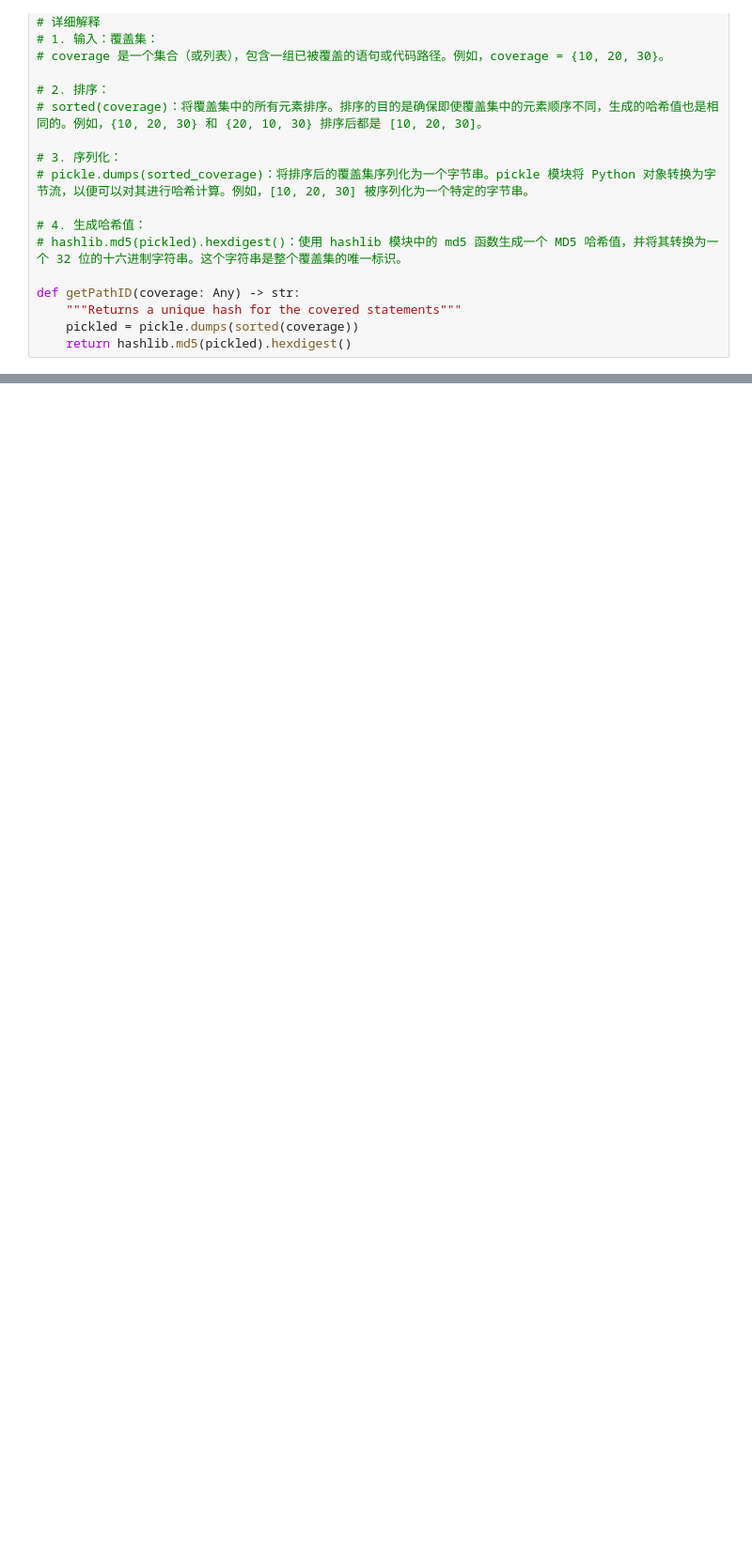
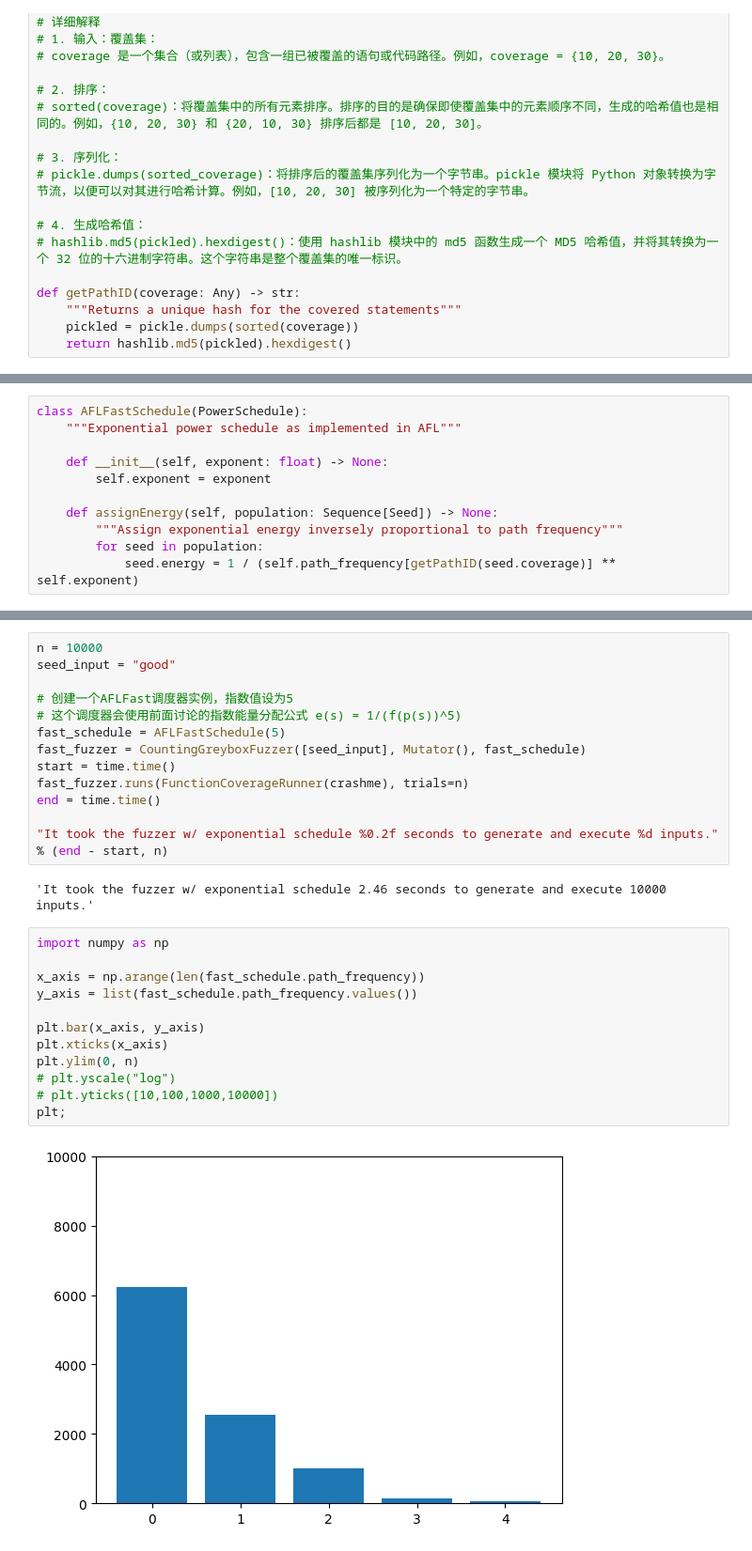
Before and after one commit to JieChenSimon/LearningCourse, a Jupyter notebook: 5.0-FuzzingBook-Andreas Zeller/II-Lexical Fuzzing/Greybox Fuzzing/4.2-Mutation-based黑盒和灰盒测试辨析.ipynb, the cells around one changed output, grey strips where cells are left out. Shown at 94% size. Cells and saved outputs as stored; diff of their text form; blank space fills up the shorter version.

```diff
--- a/5.0-FuzzingBook-Andreas Zeller/II-Lexical Fuzzing/Greybox Fuzzing/4.2-Mutation-based黑盒和灰盒测试辨析.ipynb
+++ b/5.0-FuzzingBook-Andreas Zeller/II-Lexical Fuzzing/Greybox Fuzzing/4.2-Mutation-based黑盒和灰盒测试辨析.ipynb
@@ -237,0 +312,11 @@ def getPathID(coverage: Any) -> str:
+# %%
+class AFLFastSchedule(PowerSchedule):
+    """Exponential power schedule as implemented in AFL"""
+
+    def __init__(self, exponent: float) -> None:
+        self.exponent = exponent
+
+    def assignEnergy(self, population: Sequence[Seed]) -> None:
+        """Assign exponential energy inversely proportional to path frequency"""
+        for seed in population:
+            seed.energy = 1 / (self.path_frequency[getPathID(seed.coverage)] ** self.exponent)
@@ -237,0 +366,29 @@ def getPathID(coverage: Any) -> str:
+# %%
+n = 10000
+seed_input = "good"
+
+# 创建一个AFLFast调度器实例，指数值设为5
+# 这个调度器会使用前面讨论的指数能量分配公式 e(s) = 1/(f(p(s))^5)
+fast_schedule = AFLFastSchedule(5)
+fast_fuzzer = CountingGreyboxFuzzer([seed_input], Mutator(), fast_schedule)
+start = time.time()
+fast_fuzzer.runs(FunctionCoverageRunner(crashme), trials=n)
+end = time.time()
+
+"It took the fuzzer w/ exponential schedule %0.2f seconds to generate and execute %d inputs." % (end - start, n)
+# %% [output]
+'It took the fuzzer w/ exponential schedule 2.46 seconds to generate and execute 10000 inputs.'
+# %%
+import numpy as np
+
+x_axis = np.arange(len(fast_schedule.path_frequency))
+y_axis = list(fast_schedule.path_frequency.values())
+
+plt.bar(x_axis, y_axis)
+plt.xticks(x_axis)
+plt.ylim(0, n)
+# plt.yscale("log")
+# plt.yticks([10,100,1000,10000])
+plt;
+# %% [output]
+[figure, added]
```
Also changed, not shown: parts of 19 cells of this notebook.
